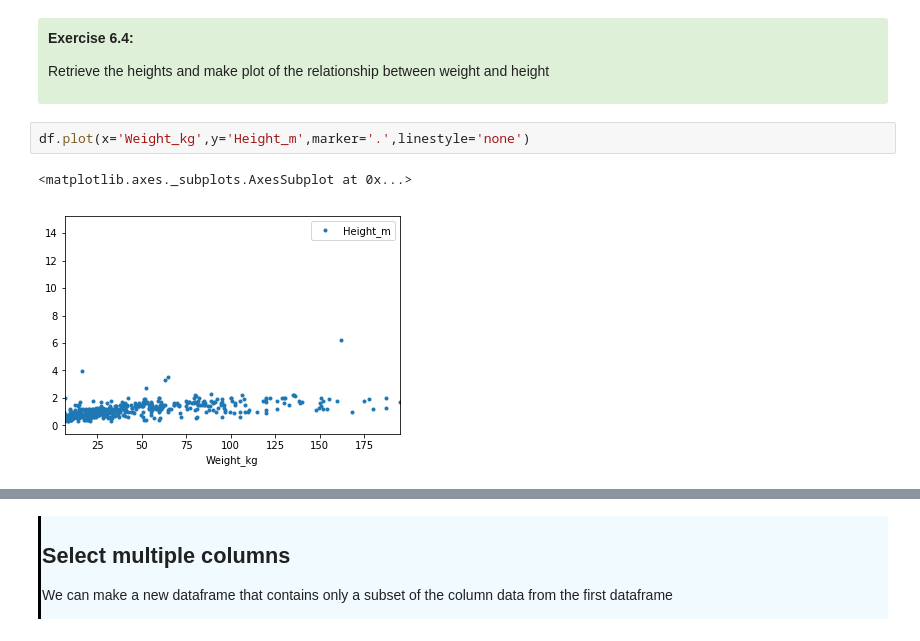
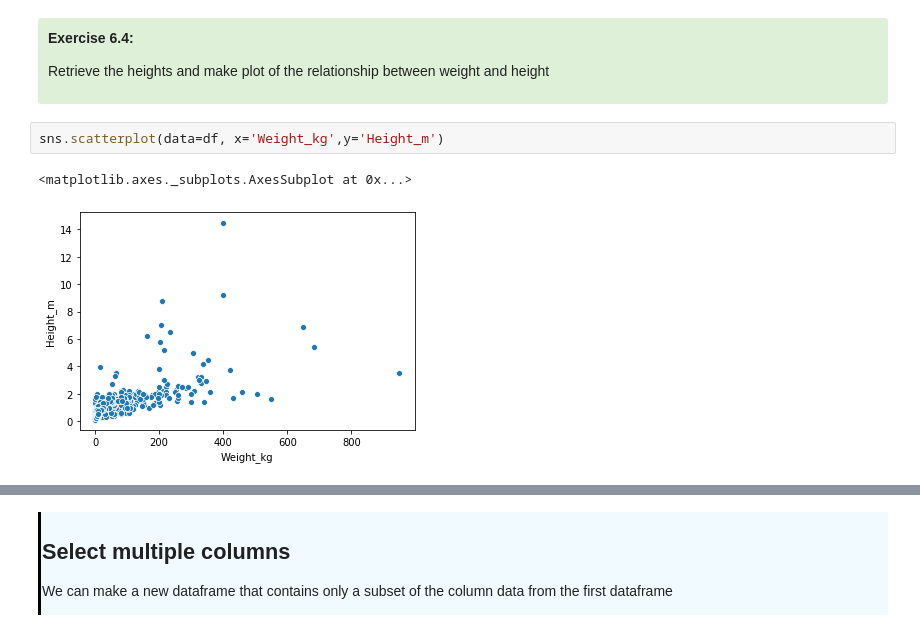
Before and after one commit to AllenInstitute/SWDB_2019, a Jupyter notebook: PythonBootcamp/solutions/07_Introduction_To_Pandas_solutions.ipynb, the cells around one changed output, grey strips where cells are left out. Cells and saved outputs as stored; diff of their text form.

Commit message:
seaborn plots in bootcamp

```diff
--- a/PythonBootcamp/solutions/07_Introduction_To_Pandas_solutions.ipynb
+++ b/PythonBootcamp/solutions/07_Introduction_To_Pandas_solutions.ipynb
@@ -342,7 +358,7 @@ Text(0.5,1,'Weights for all Pokemon')
 <p>Retrieve the heights and make plot of the relationship between weight and height
 </div>
 # %%
-df.plot(x='Weight_kg',y='Height_m',marker='.',linestyle='none')
+sns.scatterplot(data=df, x='Weight_kg',y='Height_m')
 # %% [output]
 <matplotlib.axes._subplots.AxesSubplot at 0x...>
-[figure, old version]
+[figure, new version]
```
Also changed, not shown: parts of 26 cells of this notebook, 1 other file.
